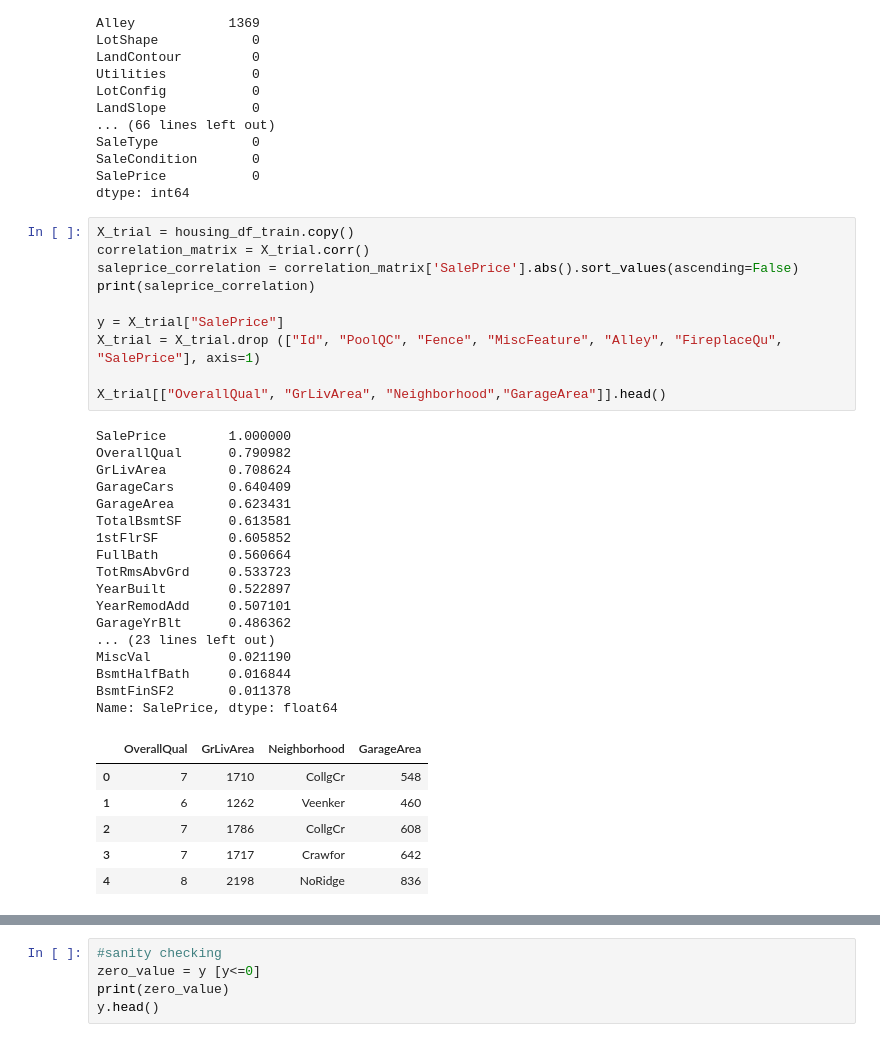
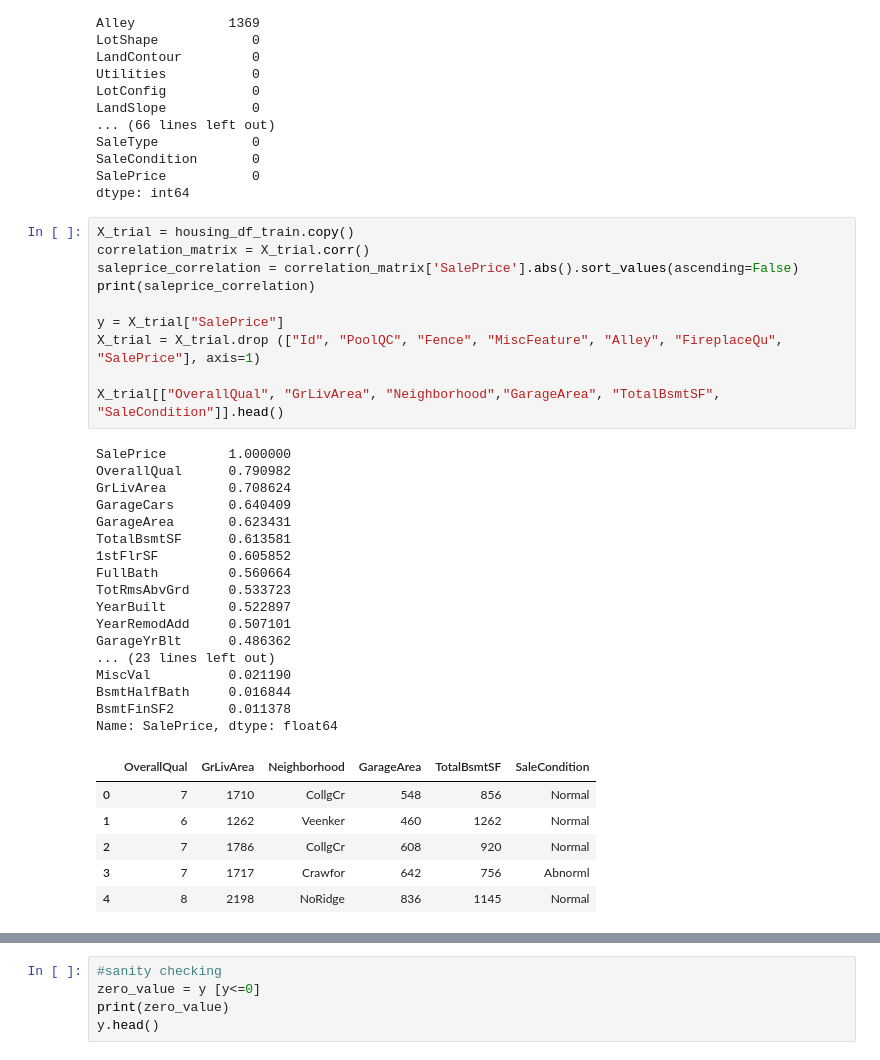
Before and after one commit to jimy-salem-52/dsp-jimy-salem, a Jupyter notebook: notebooks/houses-price-modeling.ipynb, the cells around one changed output, grey strips where cells are left out. Saved outputs shown, nothing was run; the diff lists cells and outputs as text.

```diff
--- a/notebooks/houses-price-modeling.ipynb
+++ b/notebooks/houses-price-modeling.ipynb
@@ -116,35 +116,35 @@ dtype: int64
 # %%
 X_trial = housing_df_train.copy()
 correlation_matrix = X_trial.corr()
 saleprice_correlation = correlation_matrix['SalePrice'].abs().sort_values(ascending=False)
 print(saleprice_correlation)
 
 y = X_trial["SalePrice"]
 X_trial = X_trial.drop (["Id", "PoolQC", "Fence", "MiscFeature", "Alley", "FireplaceQu", "SalePrice"], axis=1)
 
-X_trial[["OverallQual", "GrLivArea", "Neighborhood","GarageArea"]].head()
+X_trial[["OverallQual", "GrLivArea", "Neighborhood","GarageArea", "TotalBsmtSF", "SaleCondition"]].head()
 # %% [output]
 SalePrice        1.000000
 OverallQual      0.790982
 GrLivArea        0.708624
 GarageCars       0.640409
 GarageArea       0.623431
 TotalBsmtSF      0.613581
 1stFlrSF         0.605852
 FullBath         0.560664
 TotRmsAbvGrd     0.533723
 YearBuilt        0.522897
 YearRemodAdd     0.507101
 GarageYrBlt      0.486362
 ... (23 lines left out)
 MiscVal          0.021190
 BsmtHalfBath     0.016844
 BsmtFinSF2       0.011378
 Name: SalePrice, dtype: float64
-|  | OverallQual | GrLivArea | Neighborhood | GarageArea |
-| 0 | 7 | 1710 | CollgCr | 548 |
-| 1 | 6 | 1262 | Veenker | 460 |
-| 2 | 7 | 1786 | CollgCr | 608 |
-| 3 | 7 | 1717 | Crawfor | 642 |
-| 4 | 8 | 2198 | NoRidge | 836 |
+|  | OverallQual | GrLivArea | Neighborhood | GarageArea | TotalBsmtSF | SaleCondition |
+| 0 | 7 | 1710 | CollgCr | 548 | 856 | Normal |
+| 1 | 6 | 1262 | Veenker | 460 | 1262 | Normal |
+| 2 | 7 | 1786 | CollgCr | 608 | 920 | Normal |
+| 3 | 7 | 1717 | Crawfor | 642 | 756 | Abnorml |
+| 4 | 8 | 2198 | NoRidge | 836 | 1145 | Normal |
 # %%
```
Also changed, not shown: parts of 4 cells of this notebook.
